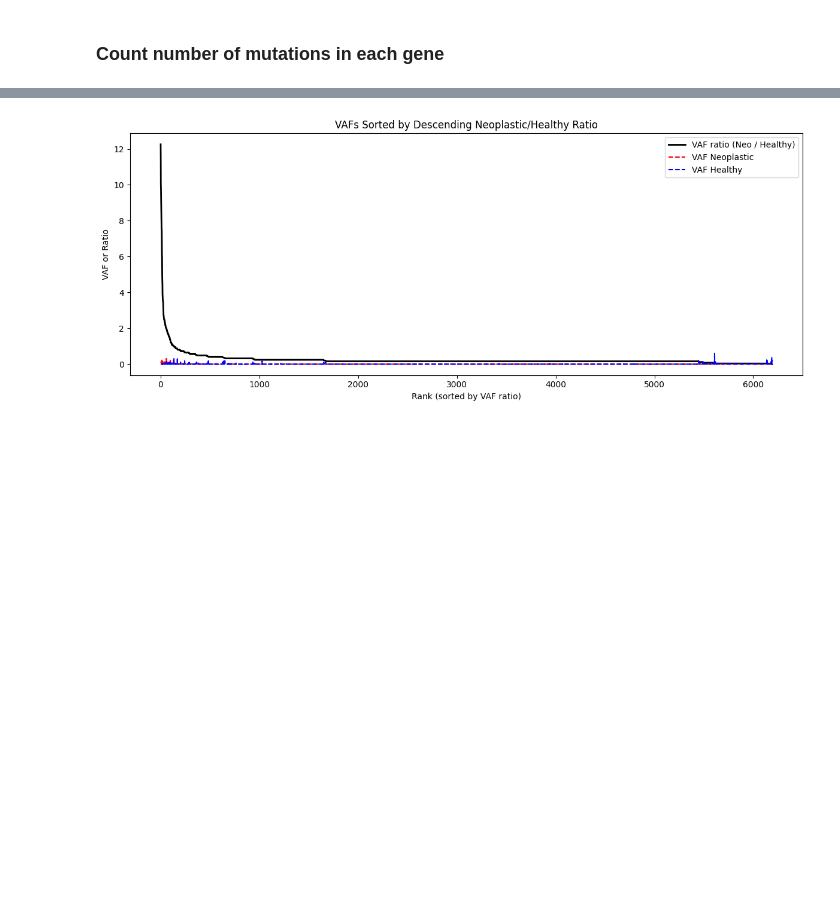
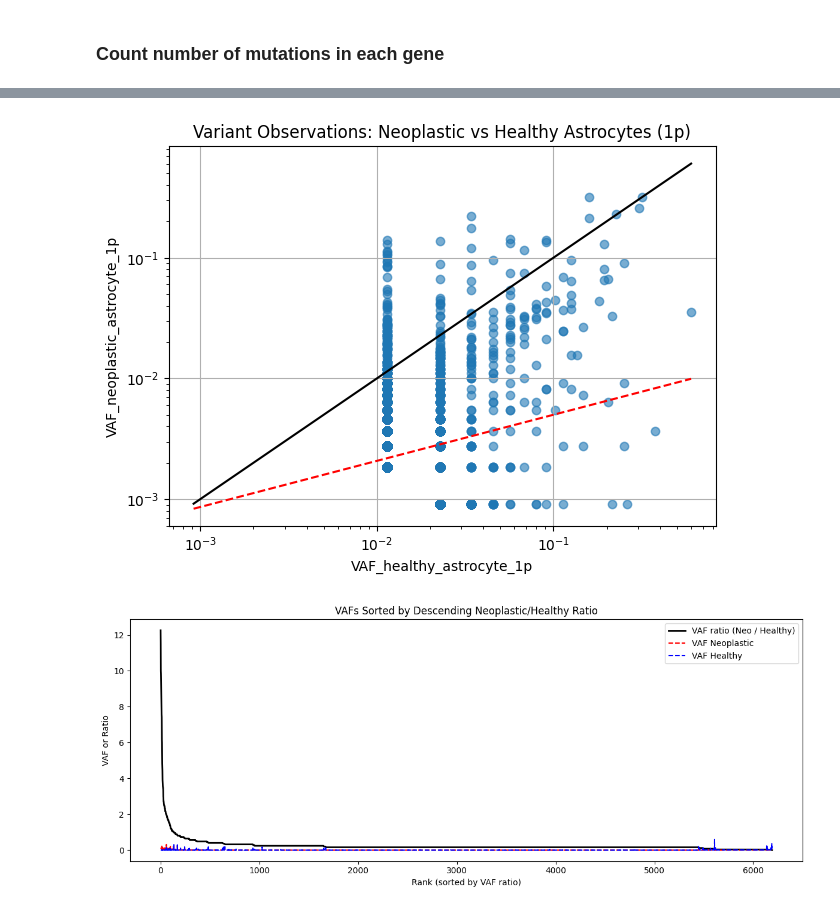
Before and after one commit to pachterlab/RLSRP_2025, a Jupyter notebook: notebooks/Fig1_single_cell_analysis.ipynb, the cells around one changed output, grey strips where cells are left out. Cells and saved outputs as stored; diff of their text form; code cells hidden in the pictures; blank space fills up the shorter version.

```diff
--- a/notebooks/Fig1_single_cell_analysis.ipynb
+++ b/notebooks/Fig1_single_cell_analysis.ipynb
@@ -365,3 +381,38 @@ adata_astrocytes_filtered.var.sort_values(by="VAF_neoplastic_astrocyte_to_VAF_he
+# %%
+import matplotlib.pyplot as plt
+
+x = adata_astrocytes_filtered.var['VAF_healthy_astrocyte_1p']
+y = adata_astrocytes_filtered.var['VAF_neoplastic_astrocyte_1p']
+
+mask = (x > 0) & (y > 0)
+x_log = np.log10(x[mask])
+y_log = np.log10(y[mask])
+
+# Reference line y = x
+lims = [min(x.min(), y.min()), max(x.max(), y.max())]
+plt.plot(lims, lims, 'k-', label='y = x')  # solid black line
+
+# Best-fit line
+slope, intercept = np.polyfit(x_log, y_log, 1)
+x_fit_log = np.log10(np.array(lims))
+y_fit_log = slope * x_fit_log + intercept
+
+x_fit = 10**x_fit_log
+y_fit = 10**y_fit_log
+plt.plot(x_fit, y_fit, 'r--', label='Best-fit (log-log)')  # best-fit line
+
+
+plt.scatter(x, y, alpha=0.6)
+plt.xlabel("VAF_healthy_astrocyte_1p")
+plt.ylabel("VAF_neoplastic_astrocyte_1p")
+plt.xscale('log')
+plt.yscale('log')
+plt.title("Variant Observations: Neoplastic vs Healthy Astrocytes (1p)")
+plt.grid(True)
+plt.tight_layout()
+plt.show()
+# %% [output]
+[figure, added]
 # %%
 import numpy as np
 import matplotlib.pyplot as plt
```
Also changed, not shown: parts of 37 cells of this notebook, 2 other files.
